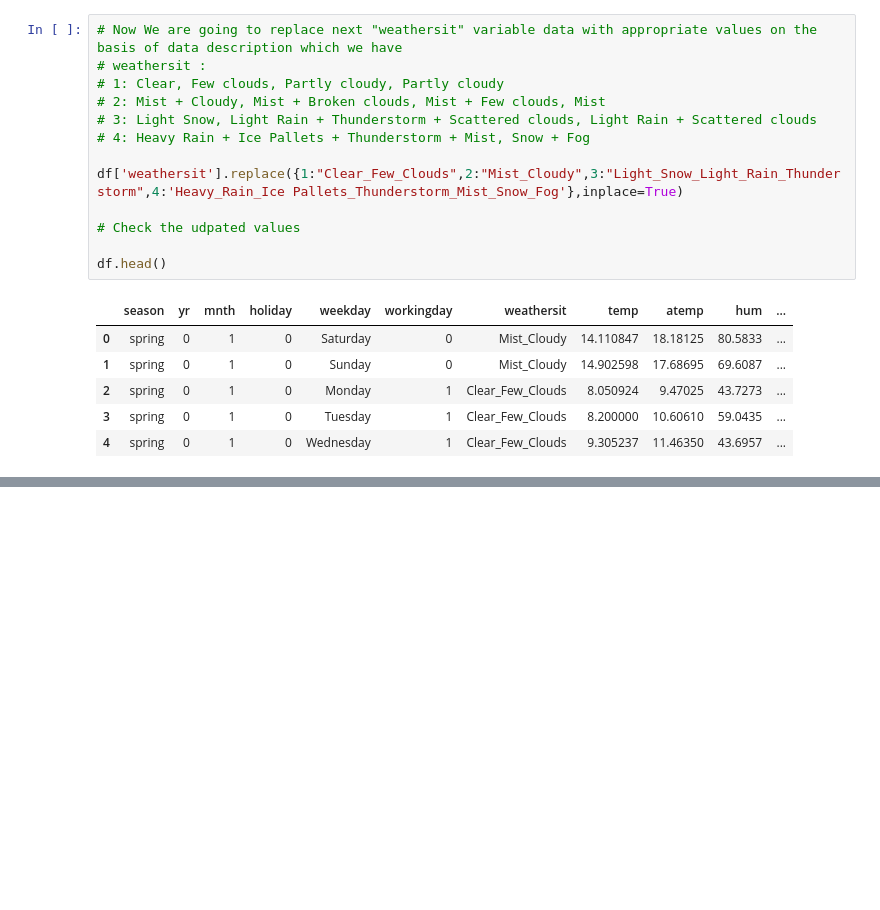
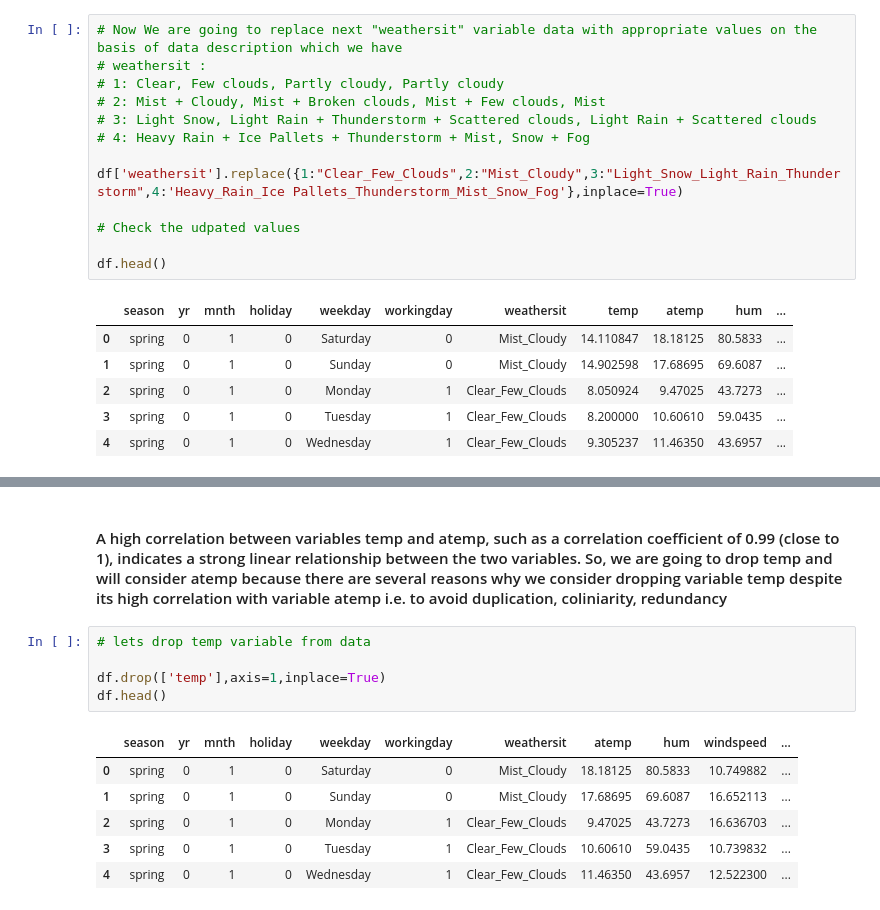
Before and after one commit to Mohinesh27/LinearRegressionAssignment, a Jupyter notebook: LinearRegressionAssignment.ipynb, the cells around one changed output, grey strips where cells are left out. Cells and saved outputs as stored; diff of their text form; blank space fills up the shorter version.

```diff
--- a/LinearRegressionAssignment.ipynb
+++ b/LinearRegressionAssignment.ipynb
@@ -203,0 +255,14 @@ df.head()
+# %% [markdown]
+#### A high correlation between variables temp and atemp, such as a correlation coefficient of 0.99 (close to 1), indicates a strong linear relationship between the two variables. So, we are going to drop temp and will consider atemp because there are several reasons why we consider dropping variable temp despite its high correlation with variable atemp i.e. to avoid duplication, coliniarity, redundancy
+# %%
+# lets drop temp variable from data
+
+df.drop(['temp'],axis=1,inplace=True)
+df.head()
+# %% [output]
+|  | season | yr | mnth | holiday | weekday | workingday | weathersit | atemp | hum | windspeed | ... |
+| 0 | spring | 0 | 1 | 0 | Saturday | 0 | Mist_Cloudy | 18.18125 | 80.5833 | 10.749882 | ... |
+| 1 | spring | 0 | 1 | 0 | Sunday | 0 | Mist_Cloudy | 17.68695 | 69.6087 | 16.652113 | ... |
+| 2 | spring | 0 | 1 | 0 | Monday | 1 | Clear_Few_Clouds | 9.47025 | 43.7273 | 16.636703 | ... |
+| 3 | spring | 0 | 1 | 0 | Tuesday | 1 | Clear_Few_Clouds | 10.60610 | 59.0435 | 10.739832 | ... |
+| 4 | spring | 0 | 1 | 0 | Wednesday | 1 | Clear_Few_Clouds | 11.46350 | 43.6957 | 12.522300 | ... |
```
Also changed, not shown: parts of 11 cells of this notebook.
